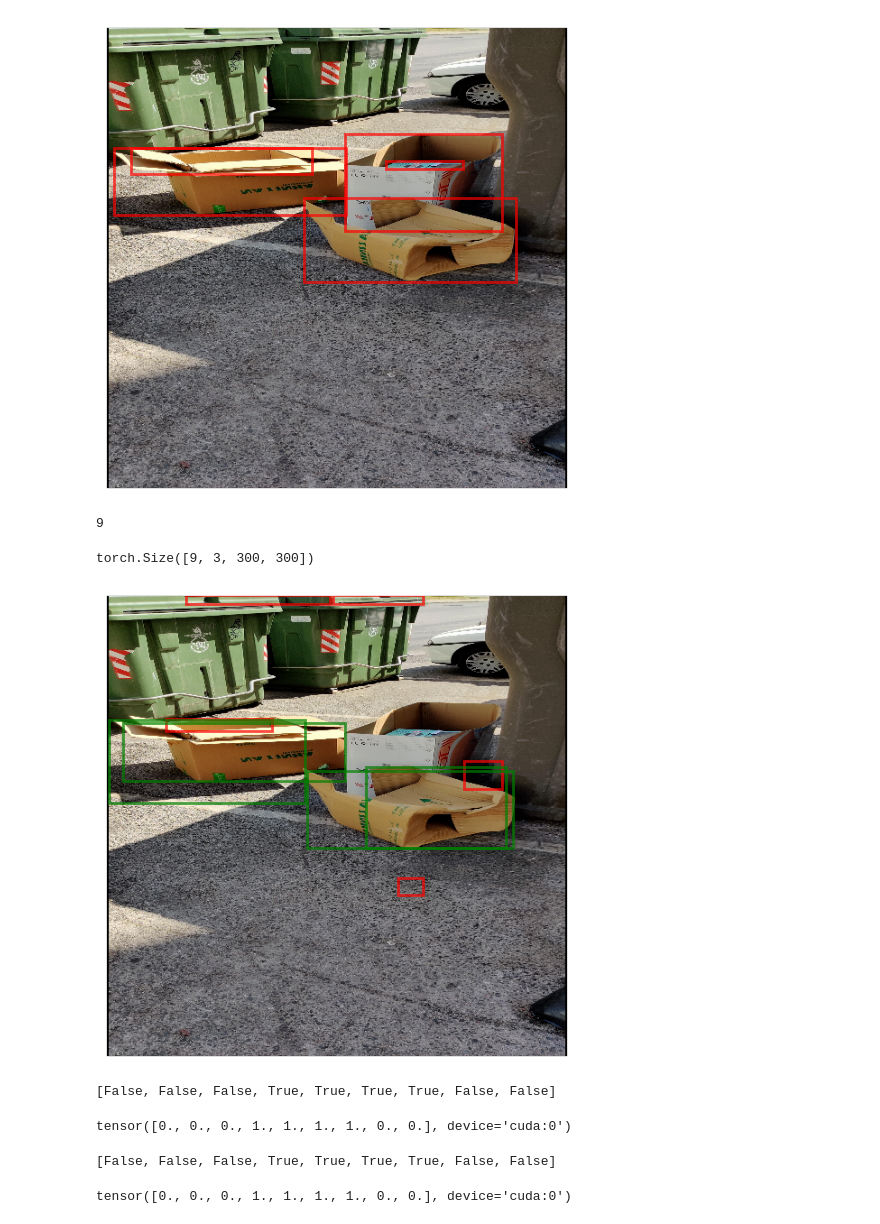
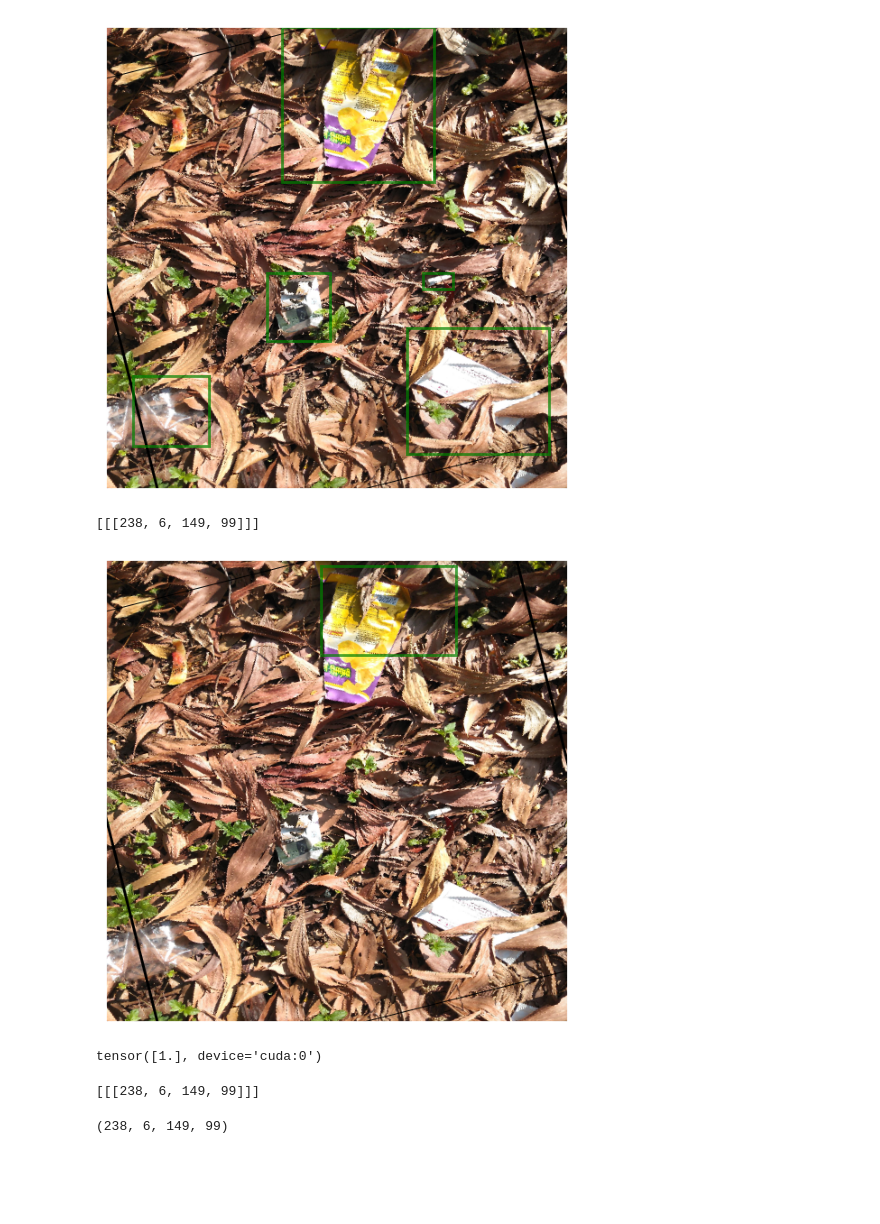
Before and after one commit to amakarewicz/2023-DTU-Deep-Learning-In-Computer-Vision, a Jupyter notebook: IV-Object-Detection/training_loop.ipynb, the cells around one changed output. Cells and saved outputs as stored; diff of their text form; code cells hidden in the pictures; blank space fills up the shorter version.

```diff
--- a/IV-Object-Detection/training_loop.ipynb
+++ b/IV-Object-Detection/training_loop.ipynb
@@ -181,9 +210,10 @@ KeyboardInterrupt:
 images = [image for image, _, _ in batch]
 bboxes = [bbox for _, bbox, _ in batch]
 labels = [label for _, _, label in batch]
-# %%
-image, bboxes, labels = trainset.__getitem__(100)
 # %%
-plt.imshow(images[1].detach().permute(1,2,0).cpu().numpy())
+k = 0
+
+cropped_images_all, proposals_all, predictions_all = edge_boxes_train([images[k]], [bboxes[k]])
+plt.imshow(images[k].detach().permute(1,2,0).cpu().numpy())
 # %% [output]
 <matplotlib.image.AxesImage at 0x...>
@@ -191,68 +221,43 @@ plt.imshow(images[1].detach().permute(1,2,0).cpu().numpy())
 # %%
 fig,ax = plt.subplots(1)
 
-plt.imshow(images[1].permute(1,2,0))
+plt.imshow(images[k].permute(1,2,0))
 plt.xticks([])
 plt.yticks([])
 
 # Show annotations
-for ann in bboxes[1]:
+for ann in bboxes[k]:
     [x, y, x1, y1] = ann
-    rect = Rectangle((x,y),x1-x,y1-y,linewidth=2,edgecolor='red',
+    rect = Rectangle((x,y),x1,y1,linewidth=2,edgecolor='green',
                      facecolor='none', alpha=0.7)
     ax.add_patch(rect)
 #plt.savefig(f'imgs/output_{img_idx}.png')
 plt.show()
 # %% [output]
-[figure, old version]
+[figure, new version]
-# %%
-
-# Selective search
-cropped_images_all, proposals_all, predictions_all = selective_search_train([images[1]], [bboxes[1]])
-data, target = torch.stack(cropped_images_all).to(device), torch.FloatTensor(predictions_all).to(device)
-# %%
-len(cropped_images_all)
-# %% [output]
-9
-# %%
-data.shape
-# %% [output]
-torch.Size([9, 3, 300, 300])
+# %%
+proposals_all
+# %% [output]
+[[[238, 6, 149, 99]]]
 # %%
 fig,ax = plt.subplots(1)
 
-plt.imshow(images[1].permute(1,2,0))
+plt.imshow(images[k].permute(1,2,0))
 plt.xticks([])
 plt.yticks([])
 
 # Show annotations
 for i, ann in enumerate(proposals_all[0]):
 
     [x, y, x1, y1] = ann
     if predictions_all[i]:
         edge_col = 'green'
     else:
         edge_col = 'red'
-    rect = Rectangle((x,y),x1-x,y1-y,linewidth=2,edgecolor=edge_col,
+    rect = Rectangle((x,y),x1,y1,linewidth=2,edgecolor=edge_col,
                      facecolor='none', alpha=0.7)
     ax.add_patch(rect)
 #plt.savefig(f'imgs/output_{img_idx}.png')
 plt.show()
 # %% [output]
-[figure, old version]
+[figure, new version]
-# %%
-predictions_all
-# %% [output]
-[False, False, False, True, True, True, True, False, False]
-# %%
-target
-# %% [output]
-tensor([0., 0., 0., 1., 1., 1., 1., 0., 0.], device='cuda:0')
-# %%
-predictions_all
-# %% [output]
-[False, False, False, True, True, True, True, False, False]
-# %%
-target
-# %% [output]
-tensor([0., 0., 0., 1., 1., 1., 1., 0., 0.], device='cuda:0')
@@ -258,0 +266,8 @@ tensor([0., 0., 0., 1., 1., 1., 1., 0., 0.], device='cuda:0')
+# %%
+target
+# %% [output]
+tensor([1.], device='cuda:0')
+# %%
+proposals_all
+# %% [output]
+[[[238, 6, 149, 99]]]
@@ -258,0 +276,4 @@ tensor([0., 0., 0., 1., 1., 1., 1., 0., 0.], device='cuda:0')
+# %%
+x, y, w, h
+# %% [output]
+(238, 6, 149, 99)
```
Also changed, not shown: parts of 18 cells of this notebook.
